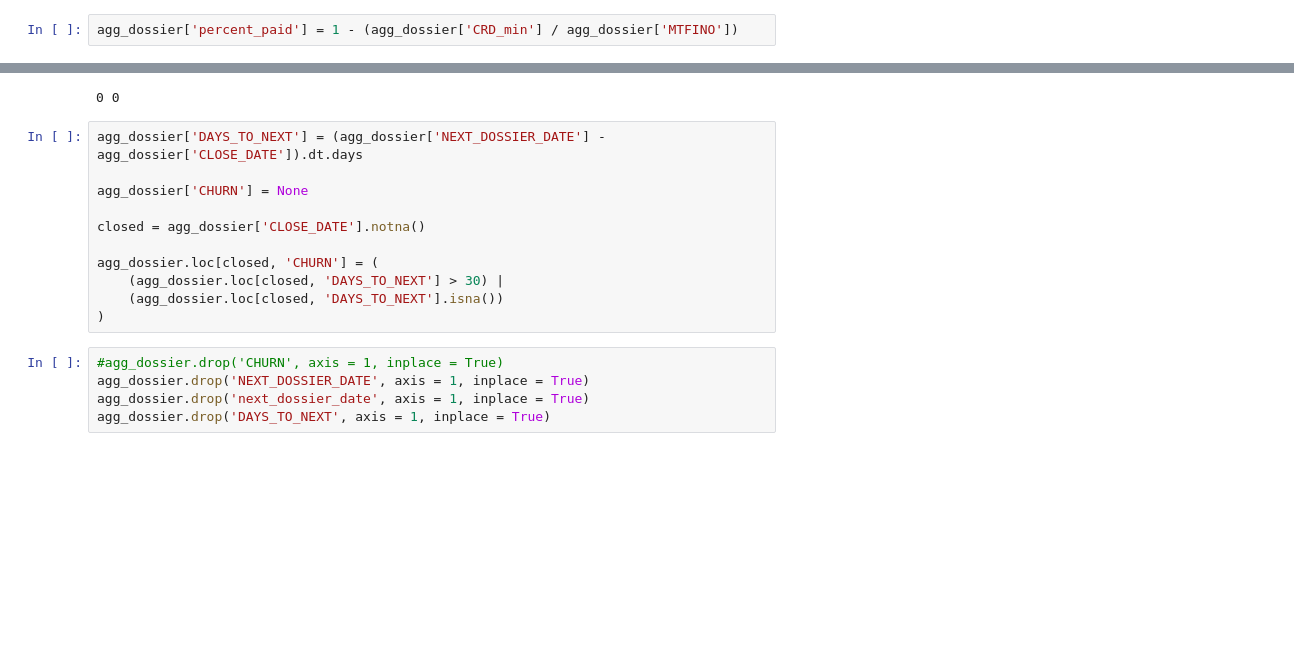
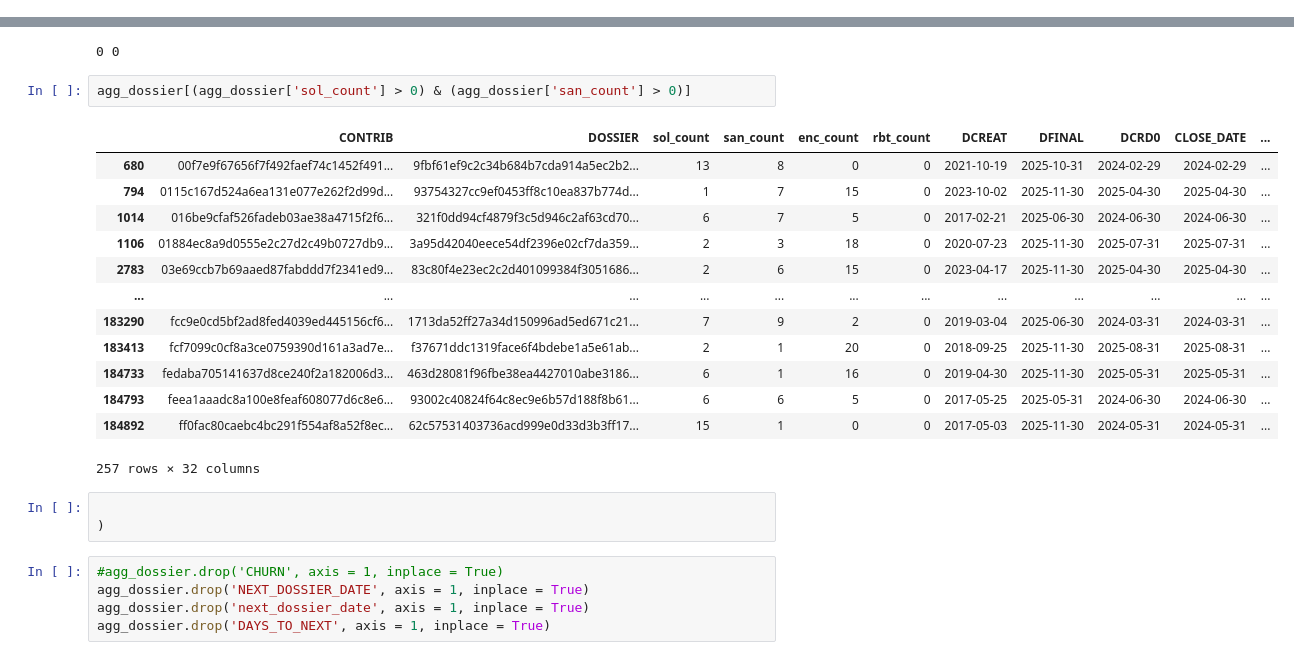
Before and after one commit to Alanog10/BNP-Paribas, a Jupyter notebook: Joao novo.ipynb, the cells around one changed output, grey strips where cells are left out. Saved outputs shown, nothing was run; the diff lists cells and outputs as text; blank space fills up the shorter version.

```diff
--- a/Joao novo.ipynb
+++ b/Joao novo.ipynb
@@ -1523,5 +1511,3 @@ agg_dossier = (BDOSS.groupby(['CONTRIB', 'DOSSIER']).agg(
     PTT = ('PTT', moda),
     MODCONTACTO = ('MODCONTACTO', moda),
 ).reset_index())
-# %%
-agg_dossier['percent_paid'] = 1 - (agg_dossier['CRD_min'] / agg_dossier['MTFINO'])
@@ -1656,16 +1636,24 @@ agg_dossier[agg_dossier['CHURN'].isna()]
 print(agg_dossier[agg_dossier['CHURN'].isna()]['sol_count'].sum(), agg_dossier[agg_dossier['CHURN'].isna()]['san_count'].sum())
 # %% [output]
 0 0
+# %%
+agg_dossier[(agg_dossier['sol_count'] > 0) & (agg_dossier['san_count'] > 0)]
+# %% [output]
+|  | CONTRIB | DOSSIER | sol_count | san_count | enc_count | rbt_count | DCREAT | DFINAL | DCRD0 | CLOSE_DATE | ... |
+| 680 | 00f7e9f67656f7f492faef74c1452f491... | 9fbf61ef9c2c34b684b7cda914a5ec2b2... | 13 | 8 | 0 | 0 | 2021-10-19 | 2025-10-31 | 2024-02-29 | 2024-02-29 | ... |
+| 794 | 0115c167d524a6ea131e077e262f2d99d... | 93754327cc9ef0453ff8c10ea837b774d... | 1 | 7 | 15 | 0 | 2023-10-02 | 2025-11-30 | 2025-04-30 | 2025-04-30 | ... |
+| 1014 | 016be9cfaf526fadeb03ae38a4715f2f6... | 321f0dd94cf4879f3c5d946c2af63cd70... | 6 | 7 | 5 | 0 | 2017-02-21 | 2025-06-30 | 2024-06-30 | 2024-06-30 | ... |
+| 1106 | 01884ec8a9d0555e2c27d2c49b0727db9... | 3a95d42040eece54df2396e02cf7da359... | 2 | 3 | 18 | 0 | 2020-07-23 | 2025-11-30 | 2025-07-31 | 2025-07-31 | ... |
+| 2783 | 03e69ccb7b69aaed87fabddd7f2341ed9... | 83c80f4e23ec2c2d401099384f3051686... | 2 | 6 | 15 | 0 | 2023-04-17 | 2025-11-30 | 2025-04-30 | 2025-04-30 | ... |
+| ... | ... | ... | ... | ... | ... | ... | ... | ... | ... | ... | ... |
+| 183290 | fcc9e0cd5bf2ad8fed4039ed445156cf6... | 1713da52ff27a34d150996ad5ed671c21... | 7 | 9 | 2 | 0 | 2019-03-04 | 2025-06-30 | 2024-03-31 | 2024-03-31 | ... |
+| 183413 | fcf7099c0cf8a3ce0759390d161a3ad7e... | f37671ddc1319face6f4bdebe1a5e61ab... | 2 | 1 | 20 | 0 | 2018-09-25 | 2025-11-30 | 2025-08-31 | 2025-08-31 | ... |
+| 184733 | fedaba705141637d8ce240f2a182006d3... | 463d28081f96fbe38ea4427010abe3186... | 6 | 1 | 16 | 0 | 2019-04-30 | 2025-11-30 | 2025-05-31 | 2025-05-31 | ... |
+| 184793 | feea1aaadc8a100e8feaf608077d6c8e6... | 93002c40824f64c8ec9e6b57d188f8b61... | 6 | 6 | 5 | 0 | 2017-05-25 | 2025-05-31 | 2024-06-30 | 2024-06-30 | ... |
+| 184892 | ff0fac80caebc4bc291f554af8a52f8ec... | 62c57531403736acd999e0d33d3b3ff17... | 15 | 1 | 0 | 0 | 2017-05-03 | 2025-11-30 | 2024-05-31 | 2024-05-31 | ... |
+257 rows × 32 columns
 # %%
-agg_dossier['DAYS_TO_NEXT'] = (agg_dossier['NEXT_DOSSIER_DATE'] - agg_dossier['CLOSE_DATE']).dt.days
 
-agg_dossier['CHURN'] = None
-
-closed = agg_dossier['CLOSE_DATE'].notna()
-
-agg_dossier.loc[closed, 'CHURN'] = (
-    (agg_dossier.loc[closed, 'DAYS_TO_NEXT'] > 30) |
-    (agg_dossier.loc[closed, 'DAYS_TO_NEXT'].isna())
 )
 # %%
 #agg_dossier.drop('CHURN', axis = 1, inplace = True)
```
Also changed, not shown: parts of 7 cells of this notebook.
